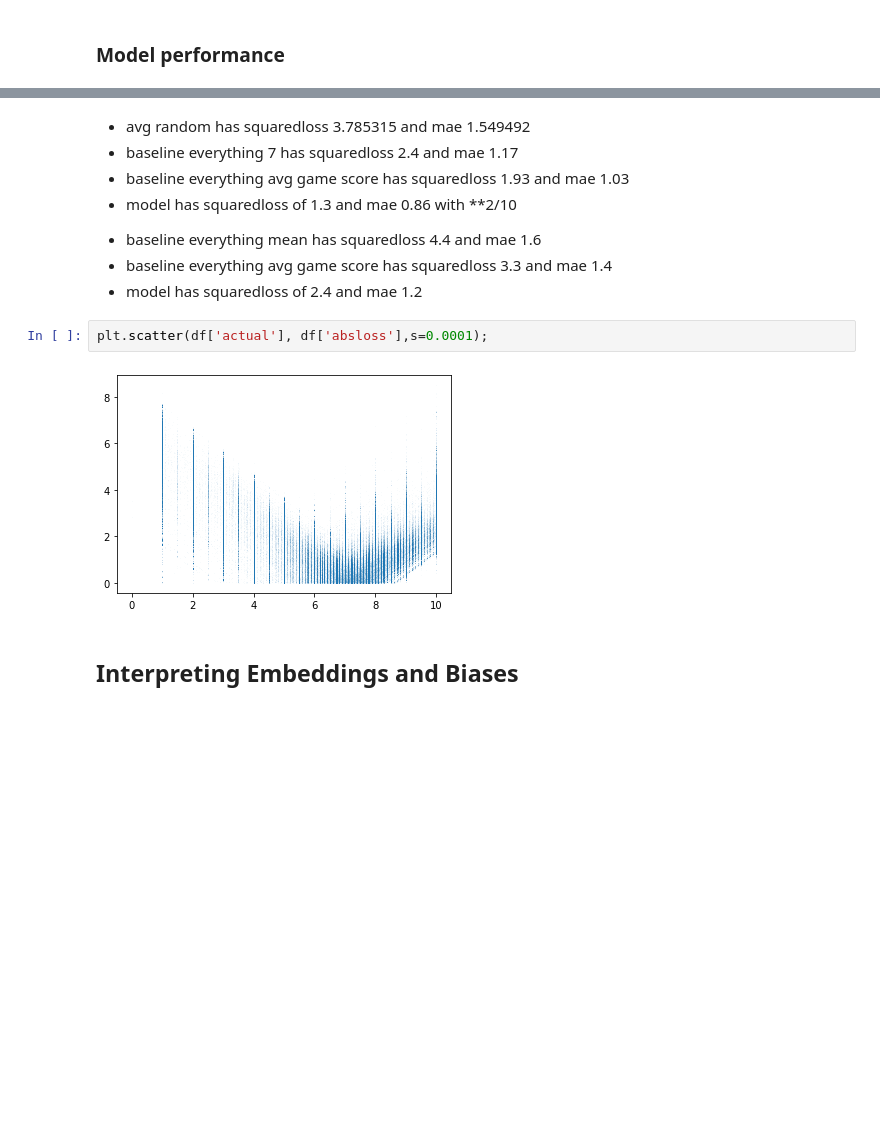
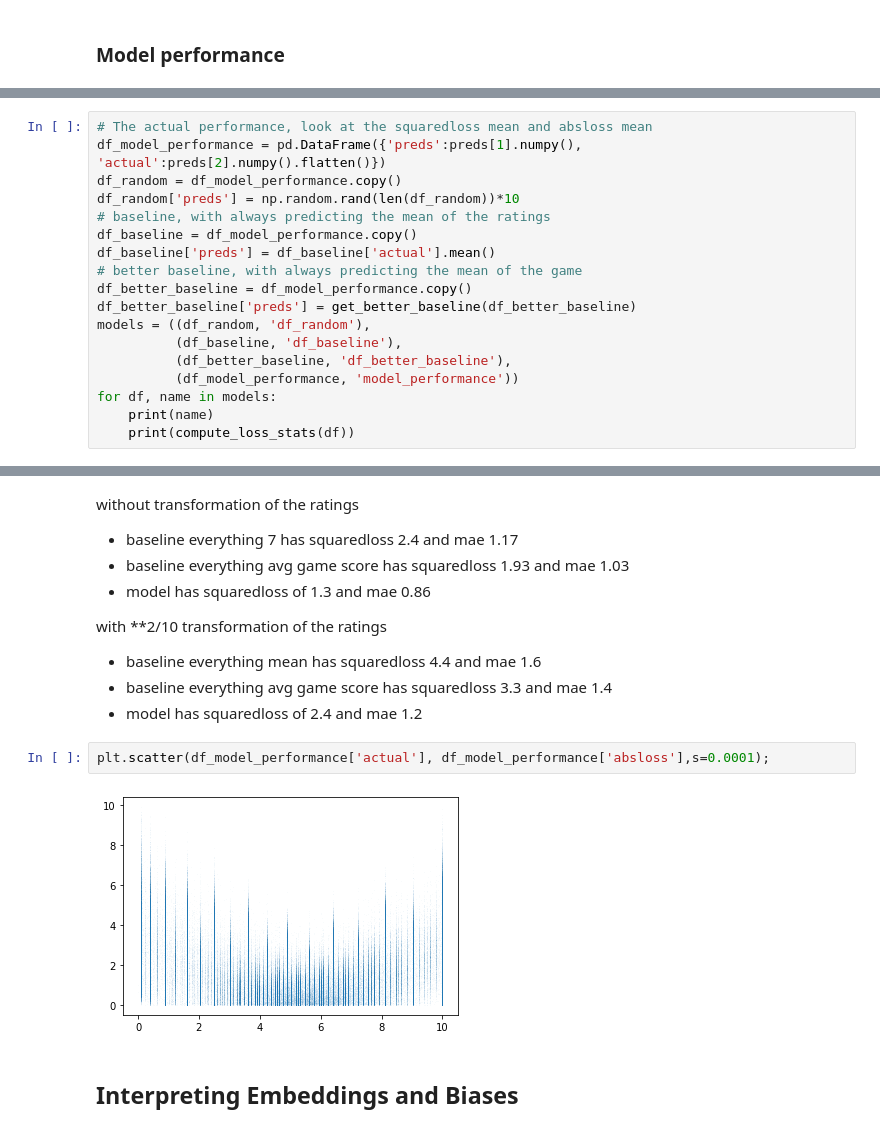
Before and after one commit to jvanelteren/boardgamegeek, a Jupyter notebook: 4 Collaborative filtering.ipynb, the cells around one changed output, grey strips where cells are left out. Saved outputs shown, nothing was run; the diff lists cells and outputs as text; blank space fills up the shorter version.

```diff
--- a/4 Collaborative filtering.ipynb
+++ b/4 Collaborative filtering.ipynb
@@ -197,0 +172,18 @@ compute_loss_stats(df)
+# %%
+# The actual performance, look at the squaredloss mean and absloss mean
+df_model_performance = pd.DataFrame({'preds':preds[1].numpy(), 'actual':preds[2].numpy().flatten()})
+df_random = df_model_performance.copy()
+df_random['preds'] = np.random.rand(len(df_random))*10
+# baseline, with always predicting the mean of the ratings
+df_baseline = df_model_performance.copy()
+df_baseline['preds'] = df_baseline['actual'].mean()
+# better baseline, with always predicting the mean of the game
+df_better_baseline = df_model_performance.copy()
+df_better_baseline['preds'] = get_better_baseline(df_better_baseline)
+models = ((df_random, 'df_random'),
+          (df_baseline, 'df_baseline'),
+          (df_better_baseline, 'df_better_baseline'),
+          (df_model_performance, 'model_performance'))
+for df, name in models:
+    print(name)
+    print(compute_loss_stats(df))
@@ -198,17 +208,19 @@ compute_loss_stats(df)
 # %% [markdown]
-* avg random has squaredloss 3.785315	and mae 1.549492
+without transformation of the ratings
+<!-- * avg random has squaredloss 3.785315	and mae 1.549492 -->
 * baseline everything 7 has squaredloss 2.4 and mae 1.17
 * baseline everything avg game score has squaredloss 1.93 and mae 1.03
 * model has squaredloss of 1.3 and mae 0.86
-with **2/10
+
+with **2/10 transformation of the ratings
 <!-- * avg random has squaredloss 3.785315	and mae 1.549492 -->
 * baseline everything mean has squaredloss 4.4 and mae 1.6
 * baseline everything avg game score has squaredloss 3.3 and mae 1.4
 * model has squaredloss of 2.4 and mae 1.2
 # %%
-plt.scatter(df['actual'], df['absloss'],s=0.0001);
+plt.scatter(df_model_performance['actual'], df_model_performance['absloss'],s=0.0001);
 # %% [output]
-[figure, old version]
+[figure, new version]
 # %% [markdown]
 ## Interpreting Embeddings and Biases
 # %%
```
Also changed, not shown: parts of 8 cells of this notebook.
